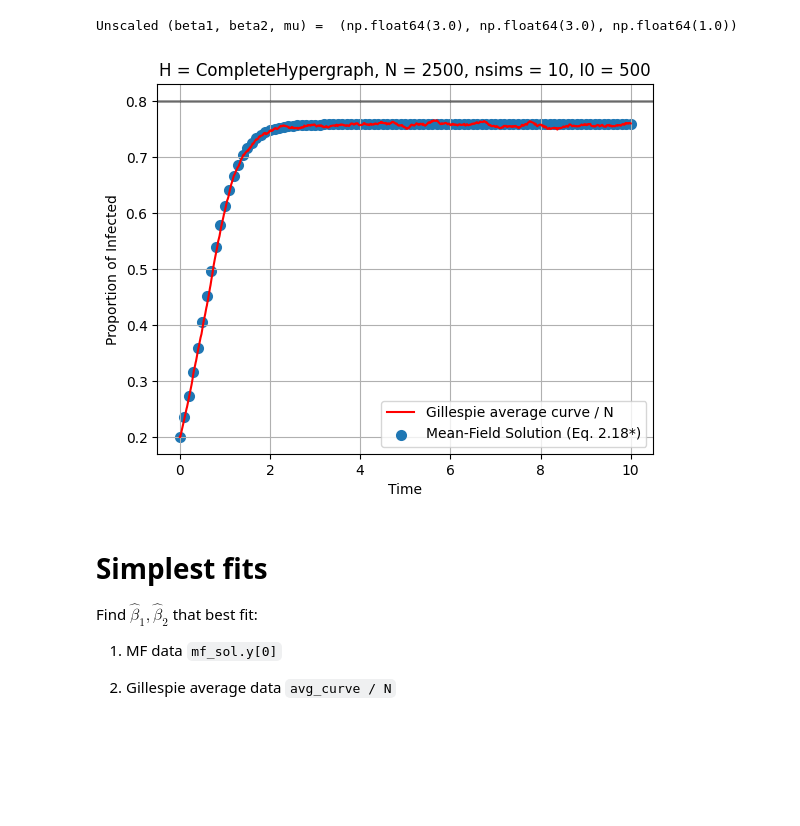
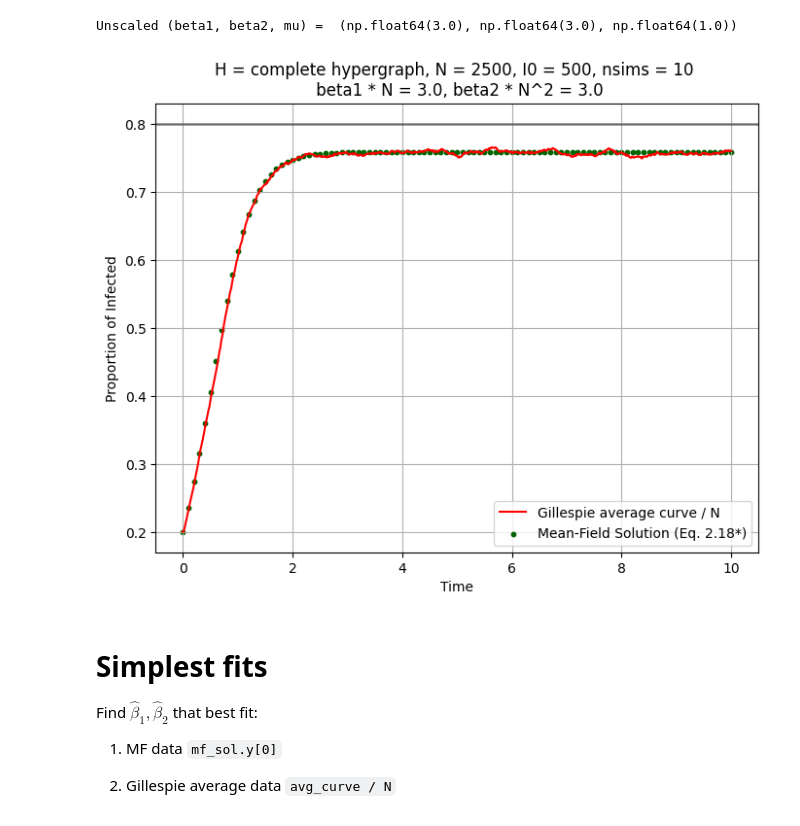
Before and after one commit to markolalovic/higher-order-contagion, a Jupyter notebook: notebooks/simple-fits-1.ipynb, the cells around one changed output. Cells and saved outputs as stored; diff of their text form; code cells hidden in the pictures; blank space fills up the shorter version.

```diff
--- a/notebooks/simple-fits-1.ipynb
+++ b/notebooks/simple-fits-1.ipynb
@@ -195,23 +197,27 @@ Unscaled (beta1, beta2, mu) =  (np.float64(3.0), np.float64(3.0), np.float64(1.0
 mf_sol = solve_mean_field(N, I0, beta1, beta2, mu, time_max)
 # %%
 # plot both the MF solution and Gillespie average curve / N
-plt.figure()
+plt.figure(figsize=(8, 6))
+
 plt.plot(times, avg_curve / N, 'red', label="Gillespie average curve / N")
 
-plt.scatter(mf_sol.t, mf_sol.y[0], lw=2, marker='o', label='Mean-Field Solution (Eq. 2.18*)')
+plt.scatter(mf_sol.t, mf_sol.y[0], marker='o', s = 10,
+    color = "darkgreen", alpha = 1, label='Mean-Field Solution (Eq. 2.18*)')
 
 plt.axhline(y=0.8, color='black', lw=2, alpha=0.4, linestyle='-')
 
 plt.xlabel("Time")
 plt.ylabel("Proportion of Infected")
 plt.legend()
 plt.grid(True)
-plt.title(f"H = {g.__class__.__name__}, N = {N}, nsims = {nsims}, I0 = {I0}")
+
+plt.title(f"H = complete hypergraph, N = {N}, I0 = {I0}, nsims = {nsims} \n beta1 * N = {np.round(beta1 * N, 2)}, beta2 * N^2 = {np.round(beta2 * (N**2), 2)}")
 plt.savefig(f"../figures/estimation/complete/{test_name}/mf-solution-vs-gillespie.pdf",
             format='pdf', bbox_inches='tight')
+
 plt.show()
 # %% [output]
-[figure, old version]
+[figure, new version]
 # %% [markdown]
 # Simplest fits
 
```
Also changed, not shown: parts of 4 cells of this notebook, 13 other files.
